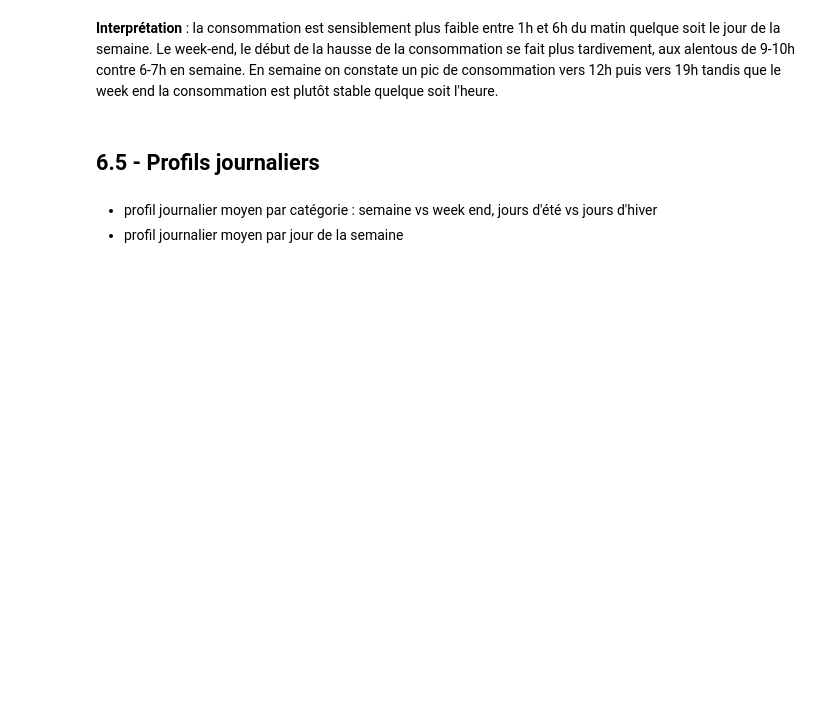
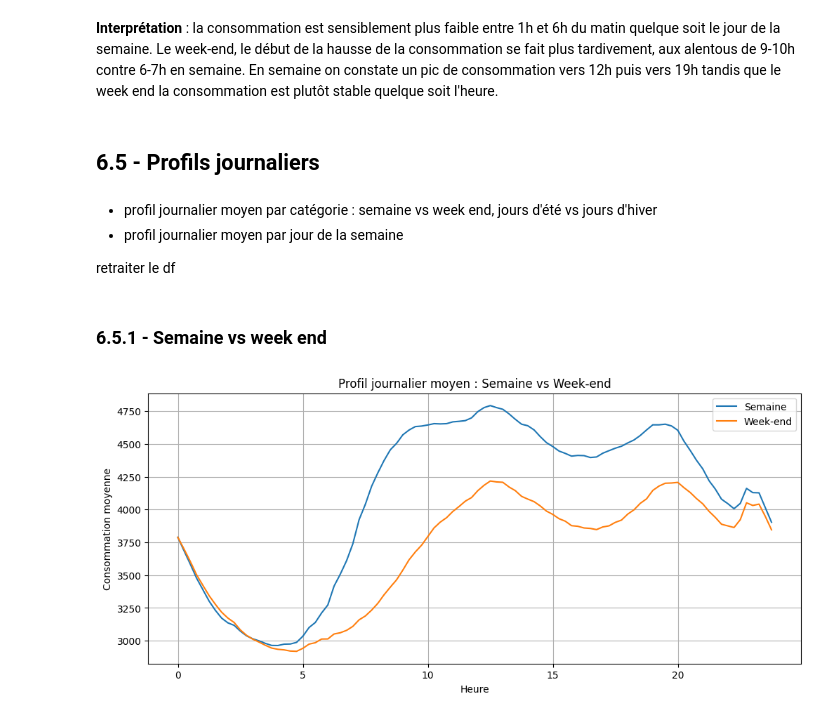
Before and after one commit to angelagrimaud/projet_pythonds, a Jupyter notebook: notebooks/anaylse_conso.ipynb, the cells around one changed output. Saved outputs shown, nothing was run; the diff lists cells and outputs as text; code cells hidden in the pictures; blank space fills up the shorter version.

```diff
--- a/notebooks/anaylse_conso.ipynb
+++ b/notebooks/anaylse_conso.ipynb
@@ -311,3 +309,42 @@ plt.show()
 # %% [markdown]
 - profil journalier moyen par catégorie : semaine vs week end, jours d'été vs jours d'hiver
 - profil journalier moyen par jour de la semaine
+
+retraiter le df
+# %%
+# Assurer que l'index est datetime
+df.index = pd.to_datetime(df.index)
+
+# Extraire les composantes nécessaires
+df['heure_quart'] = df.index.hour + df.index.minute / 60
+df['jour_semaine'] = df.index.day_name()  # 'Monday', 'Tuesday', ...
+df['is_weekend'] = df.index.weekday >= 5   # True = samedi ou dimanche
+df['mois'] = df.index.month
+
+# Définir saisons simplifiées
+def saison(mois):
+    if mois in [12, 1, 2]:
+        return 'Hiver'
+    elif mois in [6, 7, 8]:
+        return 'Été'
+    else:
+        return 'Inter-saison'
+
+df['saison'] = df['mois'].apply(saison)
+# %% [markdown]
+### 6.5.1 - Semaine vs week end
+# %%
+profil_semaine = df[df['is_weekend']==False].groupby('heure_quart')['conso_final'].mean()
+profil_weekend = df[df['is_weekend']==True].groupby('heure_quart')['conso_final'].mean()
+
+plt.figure(figsize=(12,5))
+plt.plot(profil_semaine.index, profil_semaine.values, label='Semaine')
+plt.plot(profil_weekend.index, profil_weekend.values, label='Week-end')
+plt.xlabel("Heure")
+plt.ylabel("Consommation moyenne")
+plt.title("Profil journalier moyen : Semaine vs Week-end")
+plt.legend()
+plt.grid(True)
+plt.show()
+# %% [output]
+[figure, added]
```
Also changed, not shown: parts of 10 cells of this notebook.
